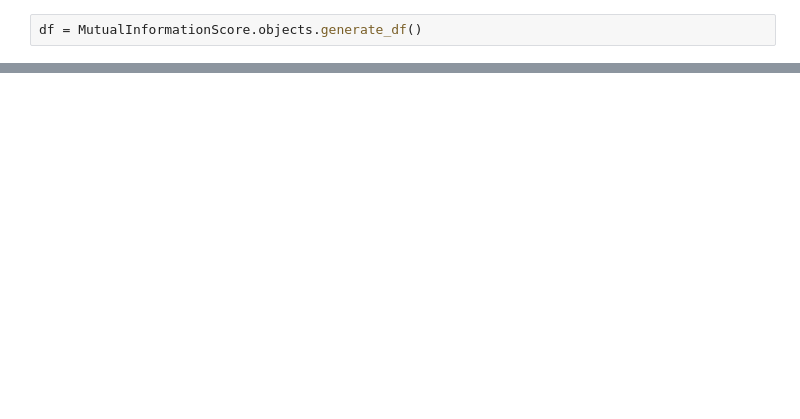
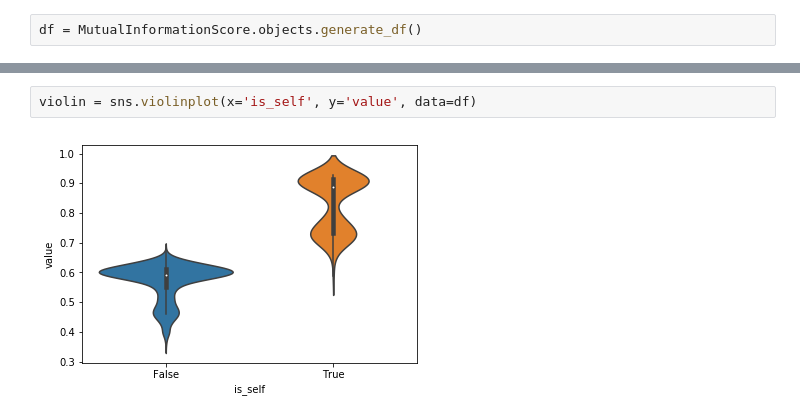
Before and after one commit to TheLabbingProject/pylabber, a Jupyter notebook: Mutual Information.ipynb, the cells around one changed output, grey strips where cells are left out. Drawn from its saved outputs; the diff is of its cells as text; blank space fills up the shorter version.

```diff
--- a/Mutual Information.ipynb
+++ b/Mutual Information.ipynb
@@ -15,0 +16,4 @@ lm = sns.lmplot(x='histogram_bins', y='value', hue='is_self', data=df, height=6,
+# %%
+violin = sns.violinplot(x='is_self', y='value', data=df)
+# %% [output]
+[figure, added]
```
Also changed, not shown: parts of 5 cells of this notebook, 12 other files.
